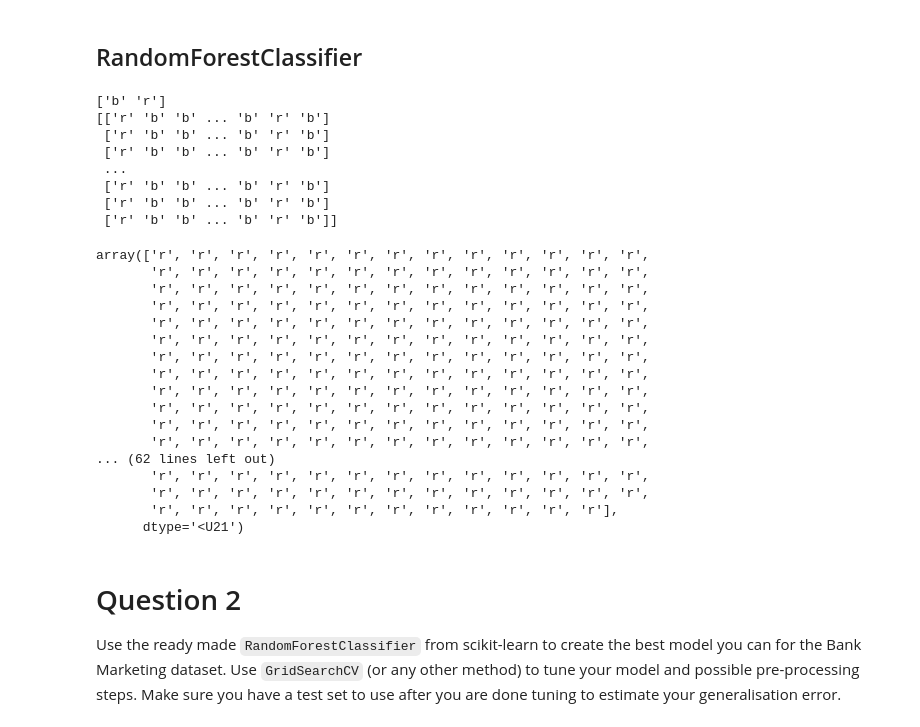
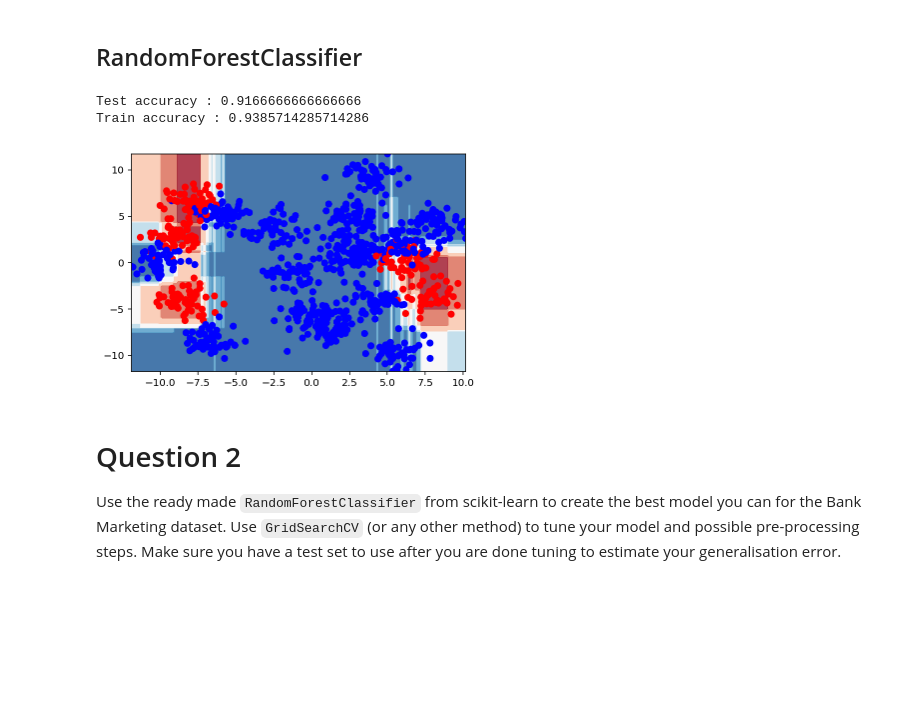
Before and after one commit to calispac/advanced-computing-2018, a Jupyter notebook: material/lecture-02/exercise.ipynb, the cells around one changed output. Saved outputs shown, nothing was run; the diff lists cells and outputs as text; code cells hidden in the pictures; blank space fills up the shorter version.

Commit message:
progress on random forest

```diff
--- a/material/lecture-02/exercise.ipynb
+++ b/material/lecture-02/exercise.ipynb
@@ -176,37 +192,22 @@ class CustomRandomForestClassifier:
 
         return y
-# %%
-my_random_forest = CustomRandomForestClassifier(10)
-
-my_random_forest.fit(X, y)
-
-my_random_forest.predict(X)
-# %% [output]
-['b' 'r']
-[['r' 'b' 'b' ... 'b' 'r' 'b']
- ['r' 'b' 'b' ... 'b' 'r' 'b']
- ['r' 'b' 'b' ... 'b' 'r' 'b']
- ...
- ['r' 'b' 'b' ... 'b' 'r' 'b']
- ['r' 'b' 'b' ... 'b' 'r' 'b']
- ['r' 'b' 'b' ... 'b' 'r' 'b']]
-array(['r', 'r', 'r', 'r', 'r', 'r', 'r', 'r', 'r', 'r', 'r', 'r', 'r',
-       'r', 'r', 'r', 'r', 'r', 'r', 'r', 'r', 'r', 'r', 'r', 'r', 'r',
-       'r', 'r', 'r', 'r', 'r', 'r', 'r', 'r', 'r', 'r', 'r', 'r', 'r',
-       'r', 'r', 'r', 'r', 'r', 'r', 'r', 'r', 'r', 'r', 'r', 'r', 'r',
-       'r', 'r', 'r', 'r', 'r', 'r', 'r', 'r', 'r', 'r', 'r', 'r', 'r',
-       'r', 'r', 'r', 'r', 'r', 'r', 'r', 'r', 'r', 'r', 'r', 'r', 'r',
-       'r', 'r', 'r', 'r', 'r', 'r', 'r', 'r', 'r', 'r', 'r', 'r', 'r',
-       'r', 'r', 'r', 'r', 'r', 'r', 'r', 'r', 'r', 'r', 'r', 'r', 'r',
-       'r', 'r', 'r', 'r', 'r', 'r', 'r', 'r', 'r', 'r', 'r', 'r', 'r',
-       'r', 'r', 'r', 'r', 'r', 'r', 'r', 'r', 'r', 'r', 'r', 'r', 'r',
-       'r', 'r', 'r', 'r', 'r', 'r', 'r', 'r', 'r', 'r', 'r', 'r', 'r',
-       'r', 'r', 'r', 'r', 'r', 'r', 'r', 'r', 'r', 'r', 'r', 'r', 'r',
-... (62 lines left out)
-       'r', 'r', 'r', 'r', 'r', 'r', 'r', 'r', 'r', 'r', 'r', 'r', 'r',
-       'r', 'r', 'r', 'r', 'r', 'r', 'r', 'r', 'r', 'r', 'r', 'r', 'r',
-       'r', 'r', 'r', 'r', 'r', 'r', 'r', 'r', 'r', 'r', 'r', 'r'],
-      dtype='<U21')
+# %%
+my_random_forest = CustomRandomForestClassifier(8)
+
+X_train, X_test, y_train, y_test = train_test_split(X, y, test_size=0.3)
+
+my_random_forest.fit(X_train, y_train)
+
+score_test = my_random_forest.score(X_test, y_test)
+score_train = my_random_forest.score(X_train, y_train)
+print('Test accuracy : {}'.format(score_test))
+print('Train accuracy : {}'.format(score_train))
+
+plot_surface(my_random_forest, X, y)
+# %% [output]
+Test accuracy : 0.9166666666666666
+Train accuracy : 0.9385714285714286
+[figure, added]
 # %% [markdown]
 # Question 2
 
```
Also changed, not shown: parts of 12 cells of this notebook.
